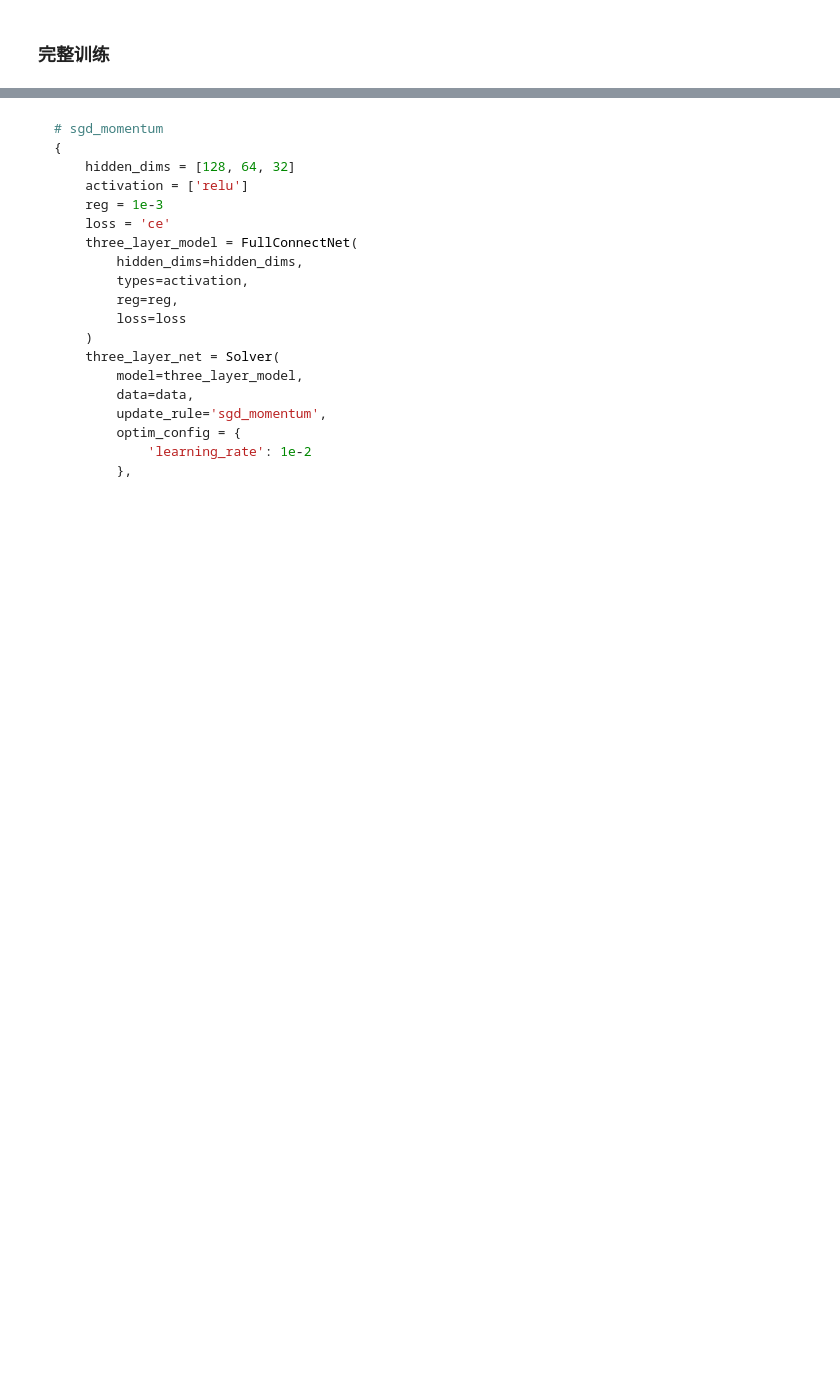
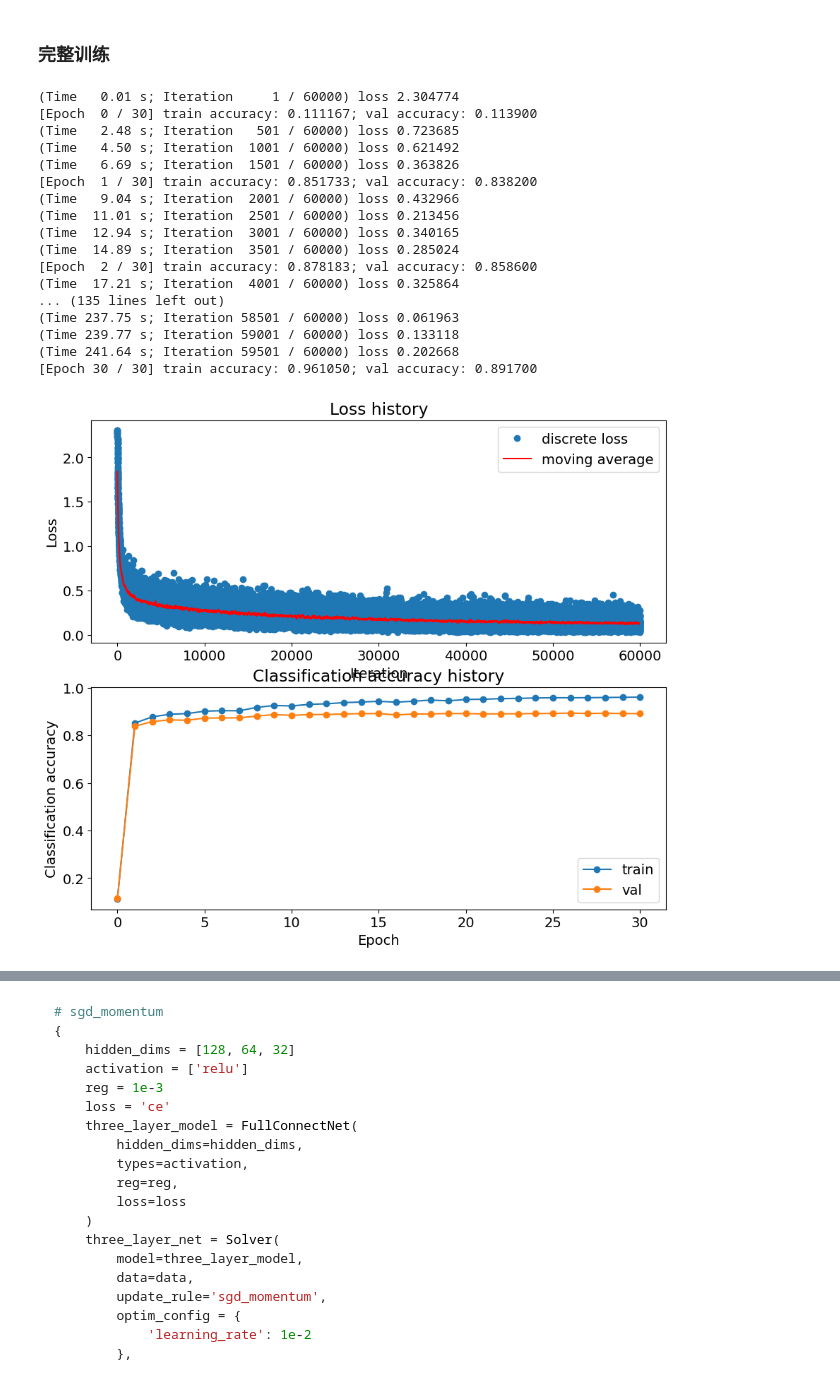
Before and after one commit to mango7789/Computer-Vision-DATA130051, a Jupyter notebook: 作业一/main.ipynb, the cells around one changed output, grey strips where cells are left out. Drawn from its saved outputs; the diff is of its cells as text; code cells hidden in the pictures; blank space fills up the shorter version.

Commit message:
hw1: finish part activation function in report

```diff
--- a/作业一/main.ipynb
+++ b/作业一/main.ipynb
@@ -162,31 +159,50 @@ Activation: (   tanh,    tanh) has been trained successfully!
 # %%
 np.random.seed(419)
 
 hidden_dims = [128, 64]
 activation = ['relu', 'tanh']
 reg = 1e-3
 
 update_rule = 'sgd'
 optim_config = {
     'learning_rate': 5e-3
 }
 lr_decay=0.9
 batch_size=64
 print_iter=500
 iters=60000
 epochs=30
 
 nn = train_with_params(
         hidden_dims=hidden_dims,
-        types=activation,
+        activation=activation,
         reg=reg,
         update_rule=update_rule,
         optim_config=optim_config,
         lr_decay=lr_decay,
         batch_size=batch_size,
         iters=iters,
         epochs=epochs
     )
 
 # model_path = 'fcnn'
 # nn.save(model_path)
+# %% [output]
+(Time   0.01 s; Iteration     1 / 60000) loss 2.304774
+[Epoch  0 / 30] train accuracy: 0.111167; val accuracy: 0.113900
+(Time   2.48 s; Iteration   501 / 60000) loss 0.723685
+(Time   4.50 s; Iteration  1001 / 60000) loss 0.621492
+(Time   6.69 s; Iteration  1501 / 60000) loss 0.363826
+[Epoch  1 / 30] train accuracy: 0.851733; val accuracy: 0.838200
+(Time   9.04 s; Iteration  2001 / 60000) loss 0.432966
+(Time  11.01 s; Iteration  2501 / 60000) loss 0.213456
+(Time  12.94 s; Iteration  3001 / 60000) loss 0.340165
+(Time  14.89 s; Iteration  3501 / 60000) loss 0.285024
+[Epoch  2 / 30] train accuracy: 0.878183; val accuracy: 0.858600
+(Time  17.21 s; Iteration  4001 / 60000) loss 0.325864
+... (135 lines left out)
+(Time 237.75 s; Iteration 58501 / 60000) loss 0.061963
+(Time 239.77 s; Iteration 59001 / 60000) loss 0.133118
+(Time 241.64 s; Iteration 59501 / 60000) loss 0.202668
+[Epoch 30 / 30] train accuracy: 0.961050; val accuracy: 0.891700
+[figure, added]
```
Also changed, not shown: parts of 3 cells of this notebook, 9 other files.
